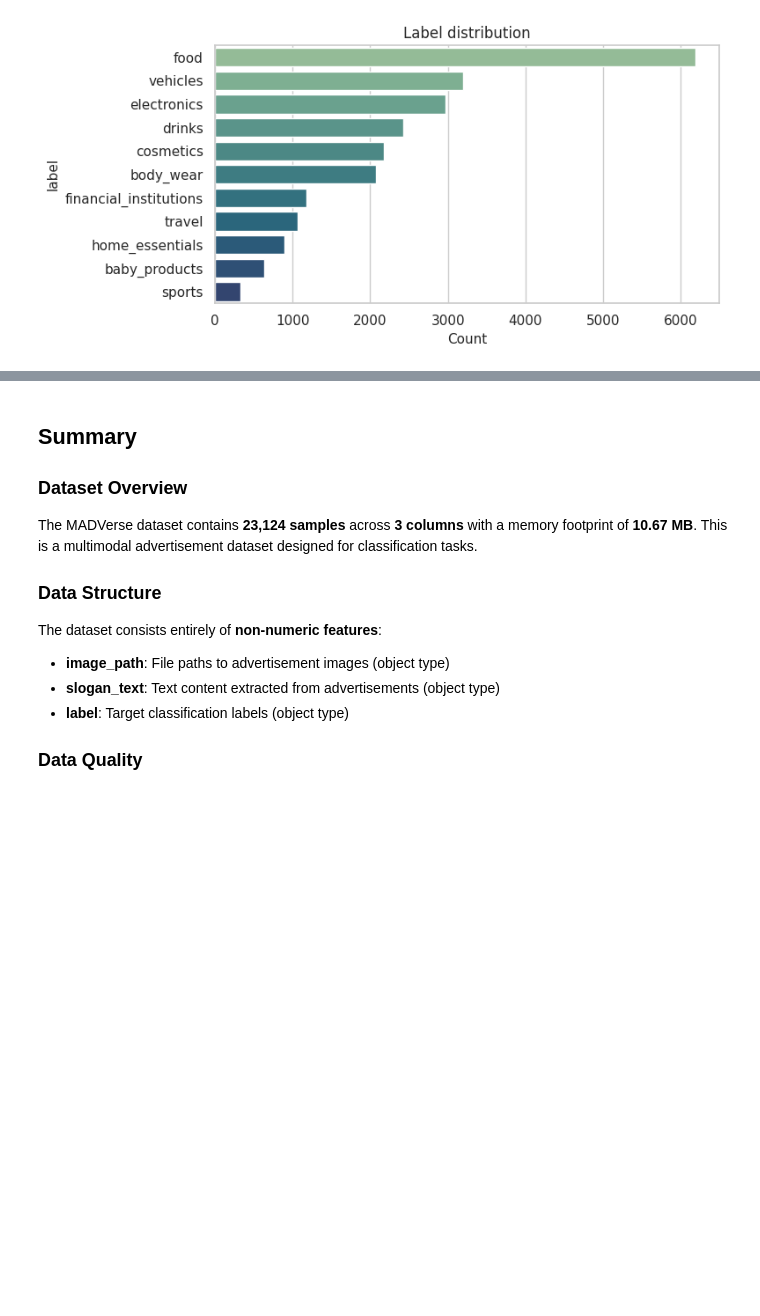
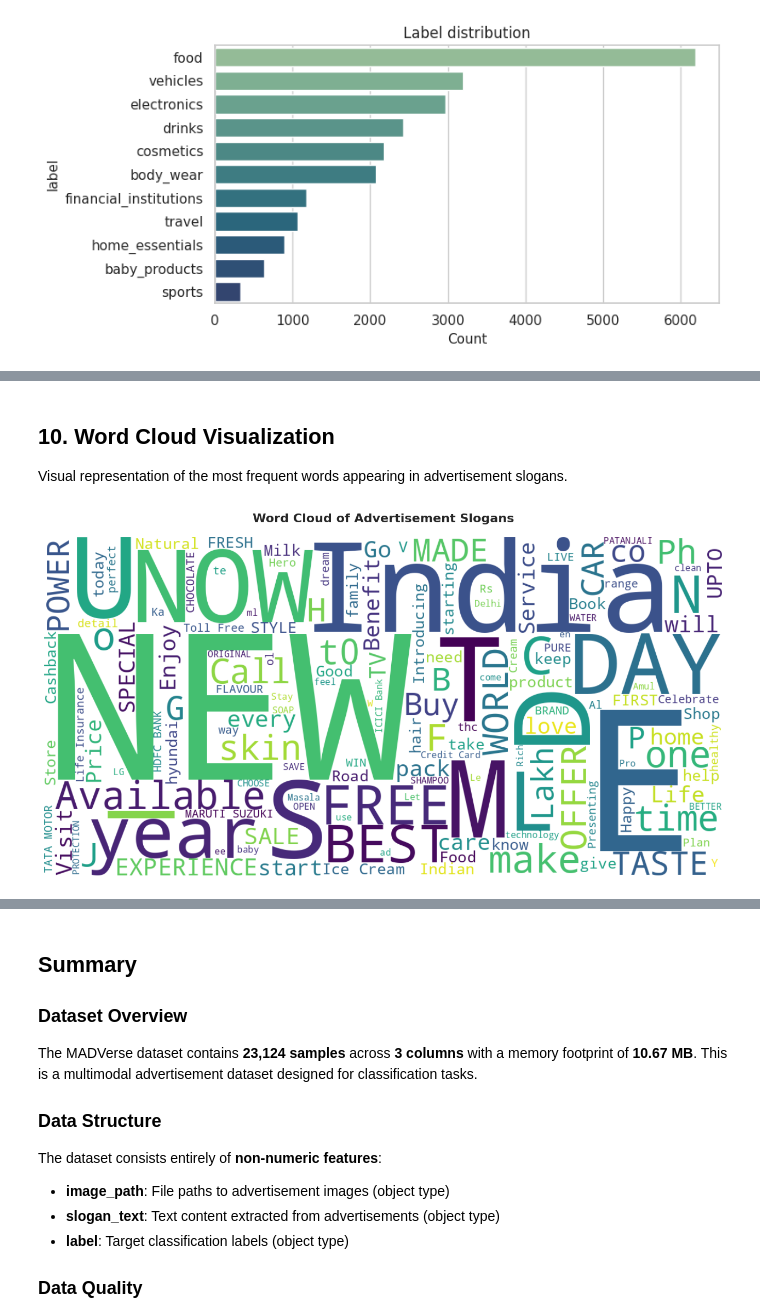
Before and after one commit to Avinna10/NN-DL, a Jupyter notebook: eda.ipynb, the cells around one changed output, grey strips where cells are left out. Cells and saved outputs as stored; diff of their text form; code cells hidden in the pictures; blank space fills up the shorter version.

```diff
--- a/eda.ipynb
+++ b/eda.ipynb
@@ -184,0 +262,27 @@ else:
+# %% [markdown]
+## 10. Word Cloud Visualization
+
+Visual representation of the most frequent words appearing in advertisement slogans.
+# %%
+# Combine all text
+all_text = " ".join(df_cast["slogan_text"].dropna().astype(str).tolist())
+
+# Generate word cloud
+wordcloud = WordCloud(
+    width=1200,
+    height=600,
+    background_color="white",
+    max_words=150,
+    colormap="viridis",
+    contour_width=2,
+    contour_color="steelblue",
+).generate(all_text)
+
+plt.figure(figsize=(14, 7))
+plt.imshow(wordcloud, interpolation="bilinear")
+plt.axis("off")
+plt.title("Word Cloud of Advertisement Slogans", fontsize=16, fontweight="bold", pad=20)
+plt.tight_layout()
+plt.show()
+# %% [output]
+[figure, added]
```
Also changed, not shown: parts of 7 cells of this notebook, 4 other files.
